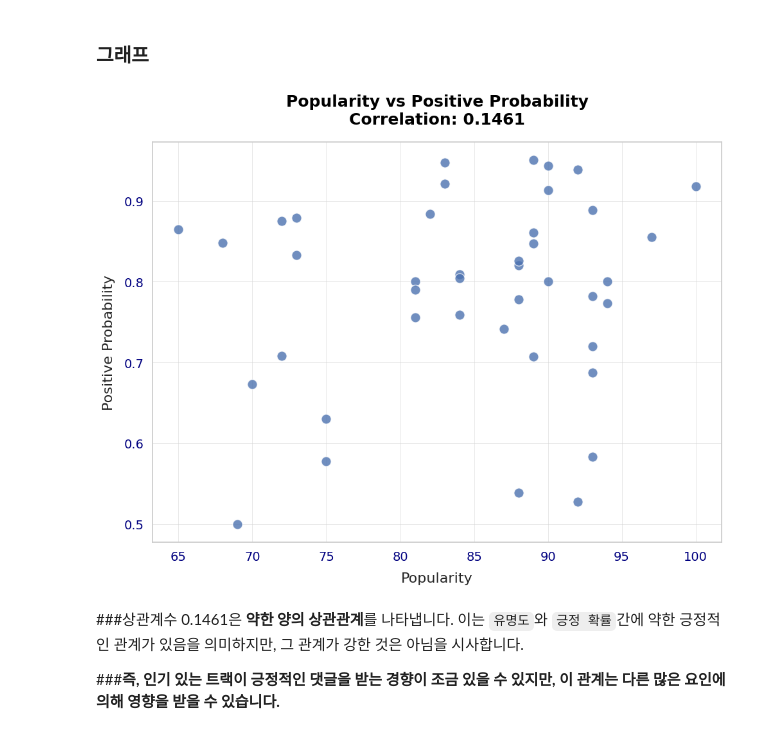
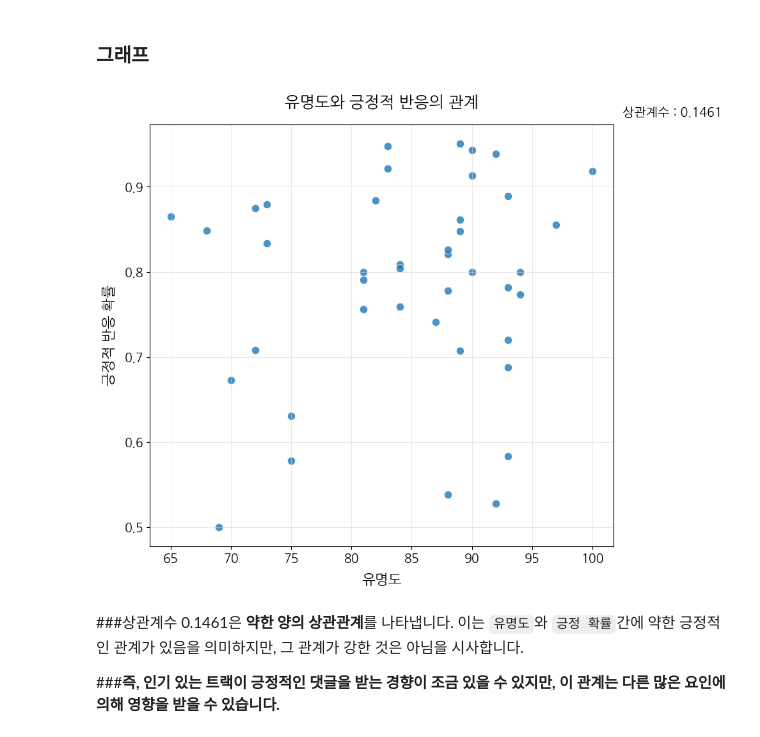
Before and after one commit to joonone2/music-analysis, a Jupyter notebook: popularlity_comments.ipynb, the cells around one changed output. Saved outputs shown, nothing was run; the diff lists cells and outputs as text; code cells hidden in the pictures.

```diff
--- a/popularlity_comments.ipynb
+++ b/popularlity_comments.ipynb
@@ -462,7 +462,7 @@ comments.head()
 import pandas as pd
 
 # CSV 파일에서 결과 로드
-comments = pd.read_csv('video_comments_with_sentiment.csv', encoding='utf-8')
+comments = pd.read_csv('/content/video_comments_with_sentiment.csv', encoding='utf-8')
 
 # 곡 제목을 기준으로 groupby 후, neutral을 제외하고 value_counts 계산
 sentiment_counts = comments[comments['sentiment_label'] != 'neutral'] \
@@ -523,32 +523,46 @@ print(correlation)
 0.14612160628716214
 # %% [markdown]
 ### **그래프**
+# %%
+import matplotlib.font_manager as fm
+
+# 한글 폰트 경로
+font_path = '/usr/share/fonts/truetype/nanum/NanumGothic.ttf'  # 경로 확인 후 정확한 경로 입력
+font_prop = fm.FontProperties(fname=font_path)
+
+# Matplotlib에서 사용할 폰트 설정
+plt.rcParams['font.family'] = font_prop.get_name()
 # %%
 # 단독 산점도 그리기
 plt.figure(figsize=(10, 8))  # 그래프 크기 설정
 sns.scatterplot(x='popularity', y='positive_probability', data=filtered_data,
-                alpha=0.8, s=120, edgecolor='w', palette='coolwarm')  # 점의 색상 팔레트 변경
+                alpha=0.8, s=80, edgecolor='w', palette='coolwarm')  # 점의 색상 팔레트 변경
 
-# 그래프 제목과 레이블
-plt.title(f'Popularity vs Positive Probability\nCorrelation: {correlation:.4f}',
-          fontsize=18, fontweight='bold', color='black', pad=20)
-plt.xlabel('Popularity', fontsize=16, labelpad=10)
-plt.ylabel('Positive Probability', fontsize=16, labelpad=10)
+# 그래프 제목 설정
+plt.title('유명도와 긍정적 반응의 관계', fontsize=18, color='black', pad=20)
+
+# 상관계수 텍스트
+plt.text(x=1.02, y=1.02, s=f'상관계수 : {correlation:.4f}',
+         fontsize=14, color='black', transform=plt.gca().transAxes, ha='left')  # 오른쪽 상단 배치
+
+# x, y축 레이블 설정
+plt.xlabel('유명도', fontsize=16, labelpad=10)
+plt.ylabel('긍정적 반응 확률', fontsize=16, labelpad=10)
 
 # x, y 축 스타일
-plt.xticks(fontsize=14, color='navy')
-plt.yticks(fontsize=14, color='navy')
+plt.xticks(fontsize=14, color='black')
+plt.yticks(fontsize=14, color='black')
 
 # 격자선 스타일 변경
 plt.grid(color='lightgray', linestyle='-', linewidth=0.5, alpha=0.7)  # 더 부드러운 그리드선
 
 # 서브플롯 여백 자동 조정
 plt.tight_layout()
 
 # 그래프 표시
 plt.show()
 # %% [output]
-[figure, old version]
+[figure, new version]
 # %% [markdown]
 ###상관계수 0.1461은 **약한 양의 상관관계**를 나타냅니다. 이는 `유명도`와 `긍정 확률`간에 약한 긍정적인 관계가 있음을 의미하지만, 그 관계가 강한 것은 아님을 시사합니다.
 
```
Also changed, not shown: 2 other files.
